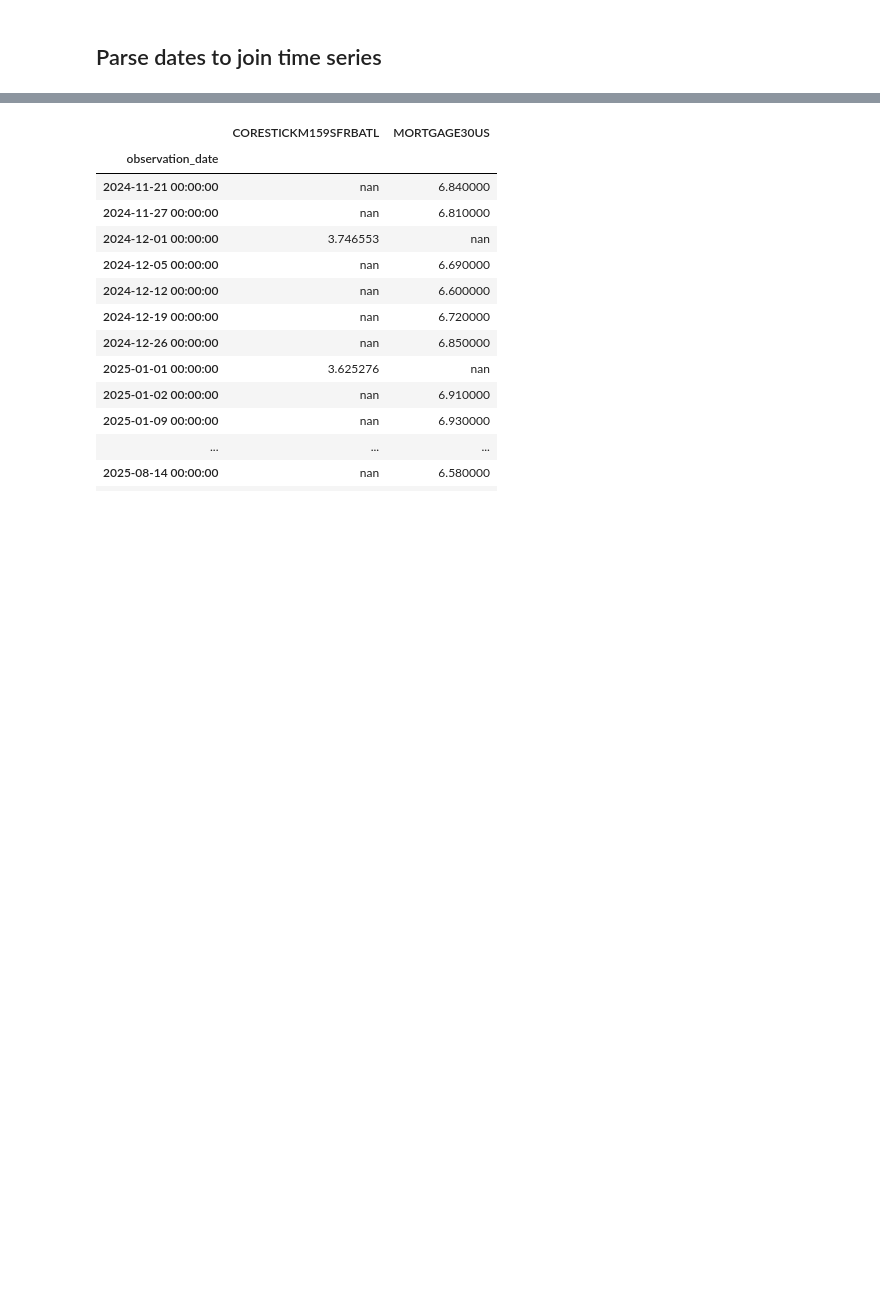
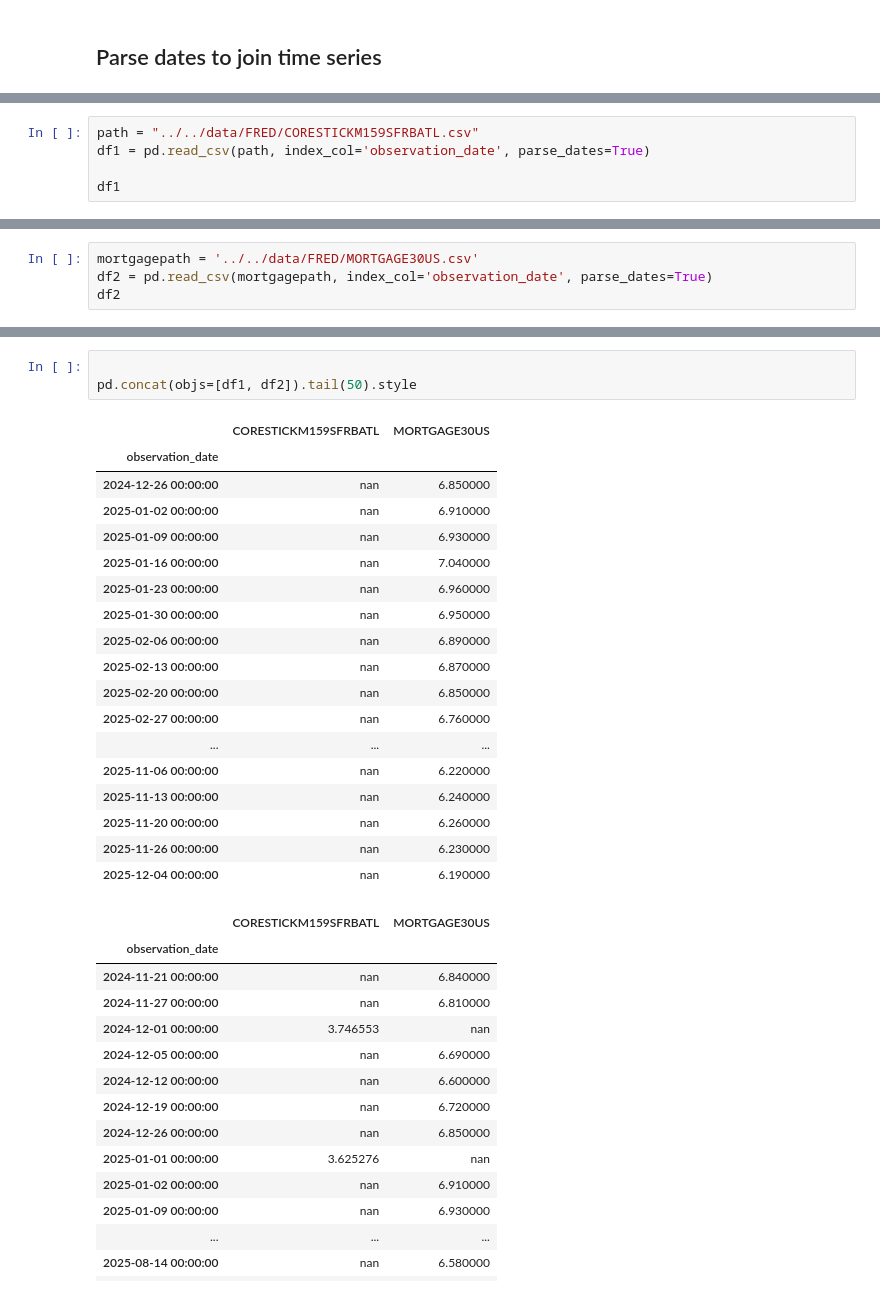
Before and after one commit to misterkrot-reborn/practical-python-for-time-series-analysis-5452014, a Jupyter notebook: notebooks/CH01_Join/Start.ipynb, the cells around one changed output, grey strips where cells are left out. Cells and saved outputs as stored; diff of their text form; blank space fills up the shorter version.

```diff
--- a/notebooks/CH01_Join/Start.ipynb
+++ b/notebooks/CH01_Join/Start.ipynb
@@ -57,0 +49,5 @@ FileNotFoundError: [Errno 2] No such file or directory: '../../data/FRED/CORESTI
+# %%
+path = "../../data/FRED/CORESTICKM159SFRBATL.csv"
+df1 = pd.read_csv(path, index_col='observation_date', parse_dates=True)
+
+df1
@@ -57,0 +63,4 @@ FileNotFoundError: [Errno 2] No such file or directory: '../../data/FRED/CORESTI
+# %%
+mortgagepath = '../../data/FRED/MORTGAGE30US.csv'
+df2 = pd.read_csv(mortgagepath, index_col='observation_date', parse_dates=True)
+df2
@@ -58,3 +76,25 @@ FileNotFoundError: [Errno 2] No such file or directory: '../../data/FRED/CORESTI
+# %%
+
+pd.concat(objs=[df1, df2]).tail(50).style
+# %% [output]
+|  | CORESTICKM159SFRBATL | MORTGAGE30US |
+| observation_date |  |  |
+| 2024-12-26 00:00:00 | nan | 6.850000 |
+| 2025-01-02 00:00:00 | nan | 6.910000 |
+| 2025-01-09 00:00:00 | nan | 6.930000 |
+| 2025-01-16 00:00:00 | nan | 7.040000 |
+| 2025-01-23 00:00:00 | nan | 6.960000 |
+| 2025-01-30 00:00:00 | nan | 6.950000 |
+| 2025-02-06 00:00:00 | nan | 6.890000 |
+| 2025-02-13 00:00:00 | nan | 6.870000 |
+| 2025-02-20 00:00:00 | nan | 6.850000 |
+| 2025-02-27 00:00:00 | nan | 6.760000 |
+| ... | ... | ... |
+| 2025-11-06 00:00:00 | nan | 6.220000 |
+| 2025-11-13 00:00:00 | nan | 6.240000 |
+| 2025-11-20 00:00:00 | nan | 6.260000 |
+| 2025-11-26 00:00:00 | nan | 6.230000 |
+| 2025-12-04 00:00:00 | nan | 6.190000 |
 # %%
 # %% [output]
 |  | CORESTICKM159SFRBATL | MORTGAGE30US |
```
Also changed, not shown: parts of 7 cells of this notebook.
